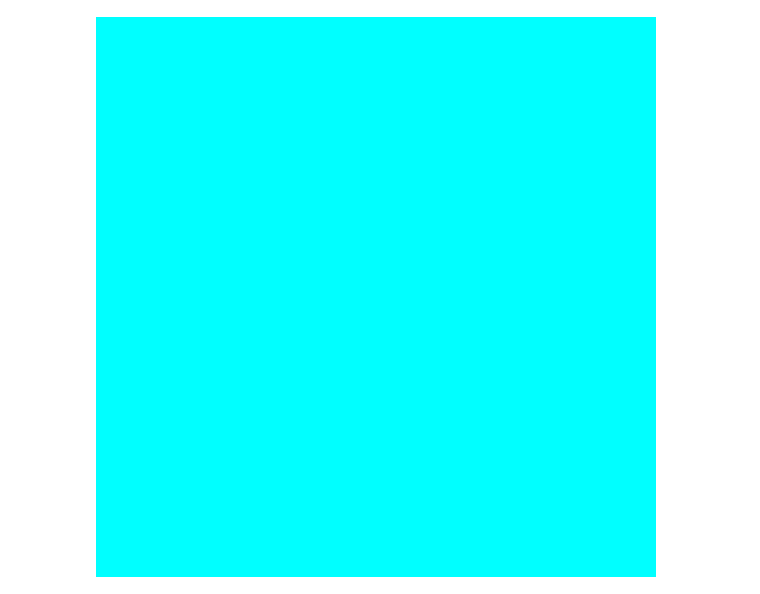
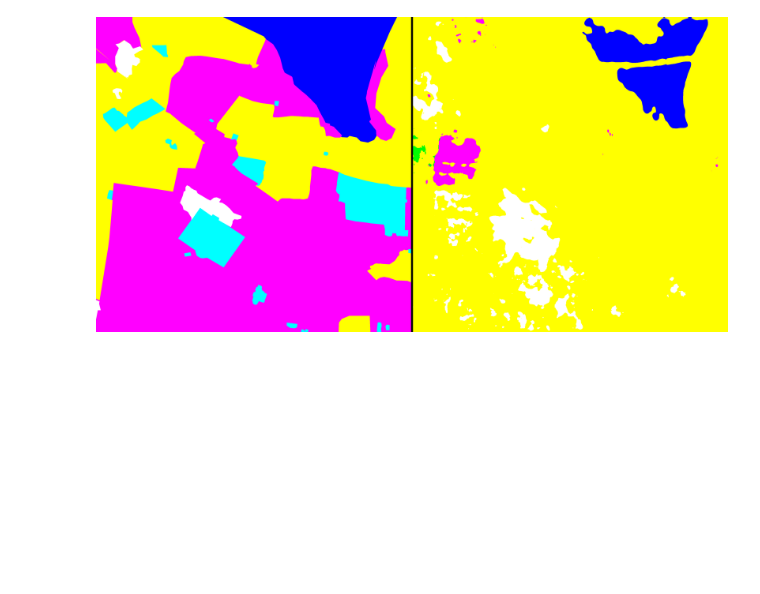
Before and after one commit to Kiri4s/segmentation-models-comparison, a Jupyter notebook: notebooks/evaluate.ipynb, the cells around one changed output. Saved outputs shown, nothing was run; the diff lists cells and outputs as text; code cells hidden in the pictures; blank space fills up the shorter version.

```diff
--- a/notebooks/evaluate.ipynb
+++ b/notebooks/evaluate.ipynb
@@ -37,14 +38,18 @@ dataset = DeepGlobeDataset(
     split="val",
 )
 # %%
-img, mask = dataset[0]
+img, mask = dataset[2]
 model.to(cfg.device)
 model.eval()
 with torch.no_grad():
     x = img.unsqueeze(0).to(cfg.device)
     y_pred = model(x)
     y_pred = torch.argmax(y_pred, dim=1).squeeze(0).cpu().numpy()
-# %%
-label_to_rgb_mask(y_pred)
-# %% [output]
-[figure, removed]
+# %%
+combined = Image.new("RGB", (mask.shape[-2] * 2 + 15, mask.shape[-1]))
+combined.paste(label_to_rgb_mask(mask), (0, 0))
+combined.paste(label_to_rgb_mask(y_pred), (mask.shape[-2]+15, 0))
+#combined.paste(mask.convert("RGB"), (mask.width * 2, 0))
+combined
+# %% [output]
+[figure, added]
```
Also changed, not shown: parts of 1 cell of this notebook, 7 other files.
